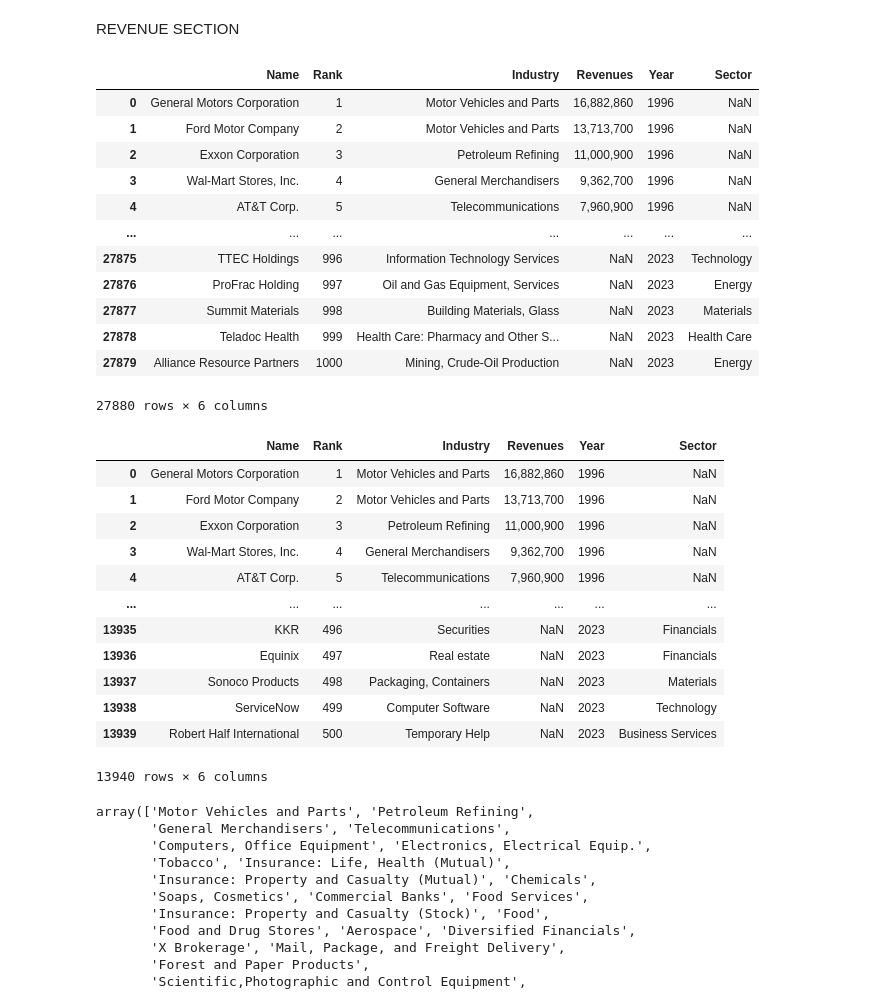
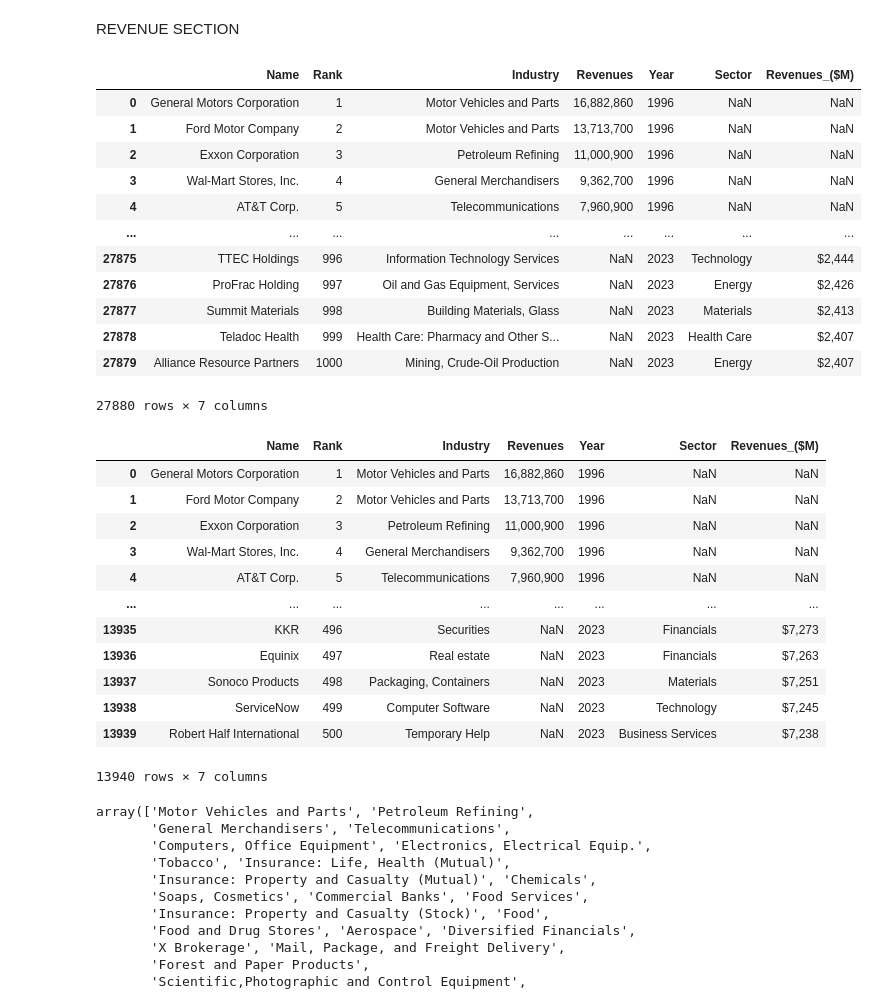
Before and after one commit to atjohnson1994/project_3, a Jupyter notebook: Fortune_ETL.ipynb, the cells around one changed output. Cells and saved outputs as stored; diff of their text form; code cells hidden in the pictures.

```diff
--- a/Fortune_ETL.ipynb
+++ b/Fortune_ETL.ipynb
@@ -110,41 +110,41 @@ dtype: object
 REVENUE SECTION
 # %%
 #Only get columns needed for revenue data
-revenue_df = col_rename_df[["Name","Rank","Industry","Revenues","Year","Sector"]]
+revenue_df = col_rename_df[["Name","Rank","Industry","Revenues","Year","Sector","Revenues_($M)"]]
 revenue_df
 # %% [output]
-|  | Name | Rank | Industry | Revenues | Year | Sector |
-| 0 | General Motors Corporation | 1 | Motor Vehicles and Parts | 16,882,860 | 1996 | NaN |
-| 1 | Ford Motor Company | 2 | Motor Vehicles and Parts | 13,713,700 | 1996 | NaN |
-| 2 | Exxon Corporation | 3 | Petroleum Refining | 11,000,900 | 1996 | NaN |
-| 3 | Wal-Mart Stores, Inc. | 4 | General Merchandisers | 9,362,700 | 1996 | NaN |
-| 4 | AT&T Corp. | 5 | Telecommunications | 7,960,900 | 1996 | NaN |
-| ... | ... | ... | ... | ... | ... | ... |
-| 27875 | TTEC Holdings | 996 | Information Technology Services | NaN | 2023 | Technology |
-| 27876 | ProFrac Holding | 997 | Oil and Gas Equipment, Services | NaN | 2023 | Energy |
-| 27877 | Summit Materials | 998 | Building Materials, Glass | NaN | 2023 | Materials |
-| 27878 | Teladoc Health | 999 | Health Care: Pharmacy and Other S... | NaN | 2023 | Health Care |
-| 27879 | Alliance Resource Partners | 1000 | Mining, Crude-Oil Production | NaN | 2023 | Energy |
+|  | Name | Rank | Industry | Revenues | Year | Sector | Revenues_($M) |
+| 0 | General Motors Corporation | 1 | Motor Vehicles and Parts | 16,882,860 | 1996 | NaN | NaN |
+| 1 | Ford Motor Company | 2 | Motor Vehicles and Parts | 13,713,700 | 1996 | NaN | NaN |
+| 2 | Exxon Corporation | 3 | Petroleum Refining | 11,000,900 | 1996 | NaN | NaN |
+| 3 | Wal-Mart Stores, Inc. | 4 | General Merchandisers | 9,362,700 | 1996 | NaN | NaN |
+| 4 | AT&T Corp. | 5 | Telecommunications | 7,960,900 | 1996 | NaN | NaN |
+| ... | ... | ... | ... | ... | ... | ... | ... |
+| 27875 | TTEC Holdings | 996 | Information Technology Services | NaN | 2023 | Technology | $2,444 |
+| 27876 | ProFrac Holding | 997 | Oil and Gas Equipment, Services | NaN | 2023 | Energy | $2,426 |
+| 27877 | Summit Materials | 998 | Building Materials, Glass | NaN | 2023 | Materials | $2,413 |
+| 27878 | Teladoc Health | 999 | Health Care: Pharmacy and Other S... | NaN | 2023 | Health Care | $2,407 |
+| 27879 | Alliance Resource Partners | 1000 | Mining, Crude-Oil Production | NaN | 2023 | Energy | $2,407 |
-27880 rows × 6 columns
+27880 rows × 7 columns
 # %%
 #Only fortune 500 data
 revenue_500_df = revenue_df.loc[revenue_df["Rank"] <= 500]
 revenue_500_df.reset_index(inplace=True, drop=True)
 revenue_500_df
 # %% [output]
-|  | Name | Rank | Industry | Revenues | Year | Sector |
-| 0 | General Motors Corporation | 1 | Motor Vehicles and Parts | 16,882,860 | 1996 | NaN |
-| 1 | Ford Motor Company | 2 | Motor Vehicles and Parts | 13,713,700 | 1996 | NaN |
-| 2 | Exxon Corporation | 3 | Petroleum Refining | 11,000,900 | 1996 | NaN |
-| 3 | Wal-Mart Stores, Inc. | 4 | General Merchandisers | 9,362,700 | 1996 | NaN |
-| 4 | AT&T Corp. | 5 | Telecommunications | 7,960,900 | 1996 | NaN |
-| ... | ... | ... | ... | ... | ... | ... |
-| 13935 | KKR | 496 | Securities | NaN | 2023 | Financials |
-| 13936 | Equinix | 497 | Real estate | NaN | 2023 | Financials |
-| 13937 | Sonoco Products | 498 | Packaging, Containers | NaN | 2023 | Materials |
-| 13938 | ServiceNow | 499 | Computer Software | NaN | 2023 | Technology |
-| 13939 | Robert Half International | 500 | Temporary Help | NaN | 2023 | Business Services |
+|  | Name | Rank | Industry | Revenues | Year | Sector | Revenues_($M) |
+| 0 | General Motors Corporation | 1 | Motor Vehicles and Parts | 16,882,860 | 1996 | NaN | NaN |
+| 1 | Ford Motor Company | 2 | Motor Vehicles and Parts | 13,713,700 | 1996 | NaN | NaN |
+| 2 | Exxon Corporation | 3 | Petroleum Refining | 11,000,900 | 1996 | NaN | NaN |
+| 3 | Wal-Mart Stores, Inc. | 4 | General Merchandisers | 9,362,700 | 1996 | NaN | NaN |
+| 4 | AT&T Corp. | 5 | Telecommunications | 7,960,900 | 1996 | NaN | NaN |
+| ... | ... | ... | ... | ... | ... | ... | ... |
+| 13935 | KKR | 496 | Securities | NaN | 2023 | Financials | $7,273 |
+| 13936 | Equinix | 497 | Real estate | NaN | 2023 | Financials | $7,263 |
+| 13937 | Sonoco Products | 498 | Packaging, Containers | NaN | 2023 | Materials | $7,251 |
+| 13938 | ServiceNow | 499 | Computer Software | NaN | 2023 | Technology | $7,245 |
+| 13939 | Robert Half International | 500 | Temporary Help | NaN | 2023 | Business Services | $7,238 |
-13940 rows × 6 columns
+13940 rows × 7 columns
 # %%
 revenue_500_df["Industry"].unique()
 # %% [output]
```
Also changed, not shown: parts of 8 cells of this notebook.
